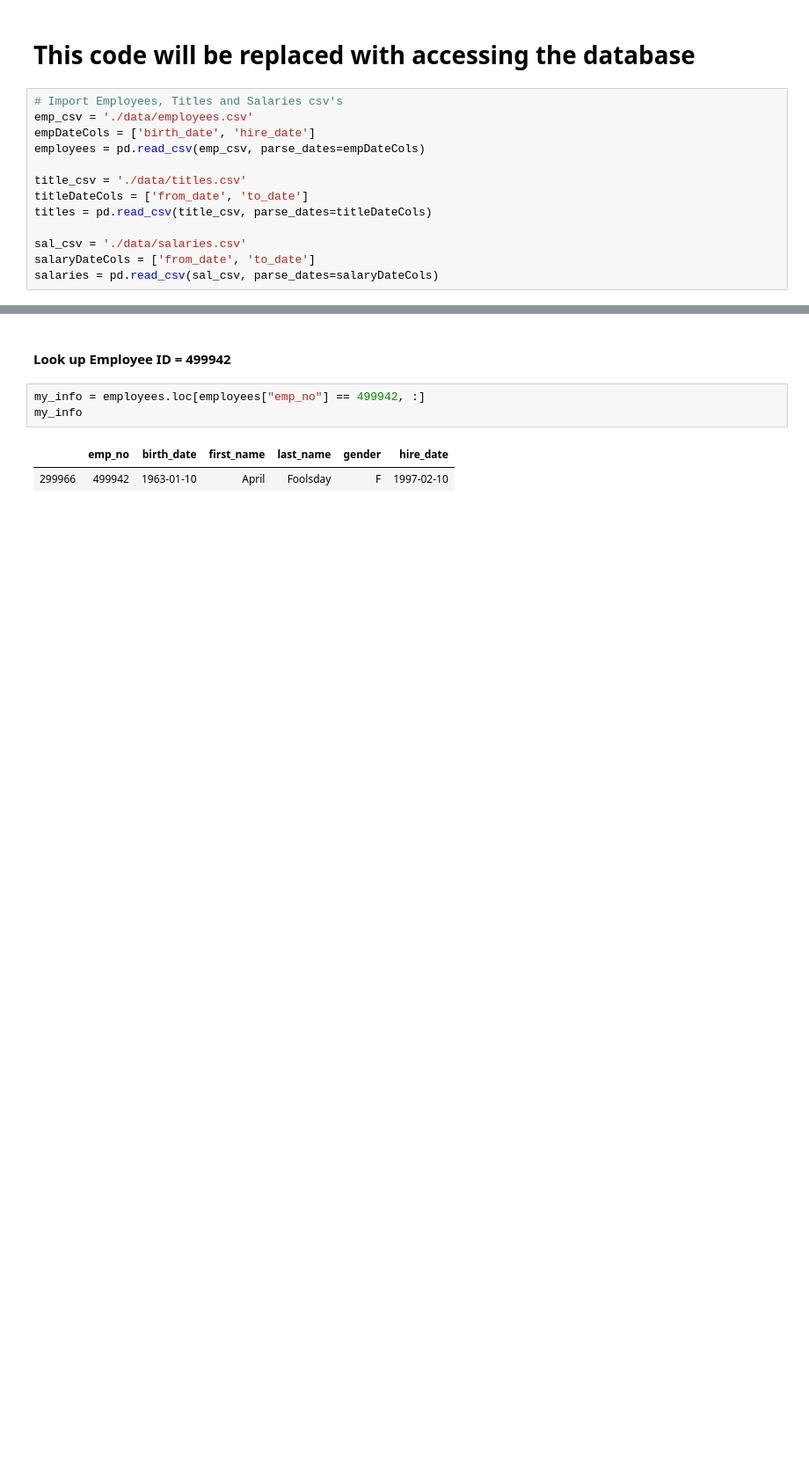
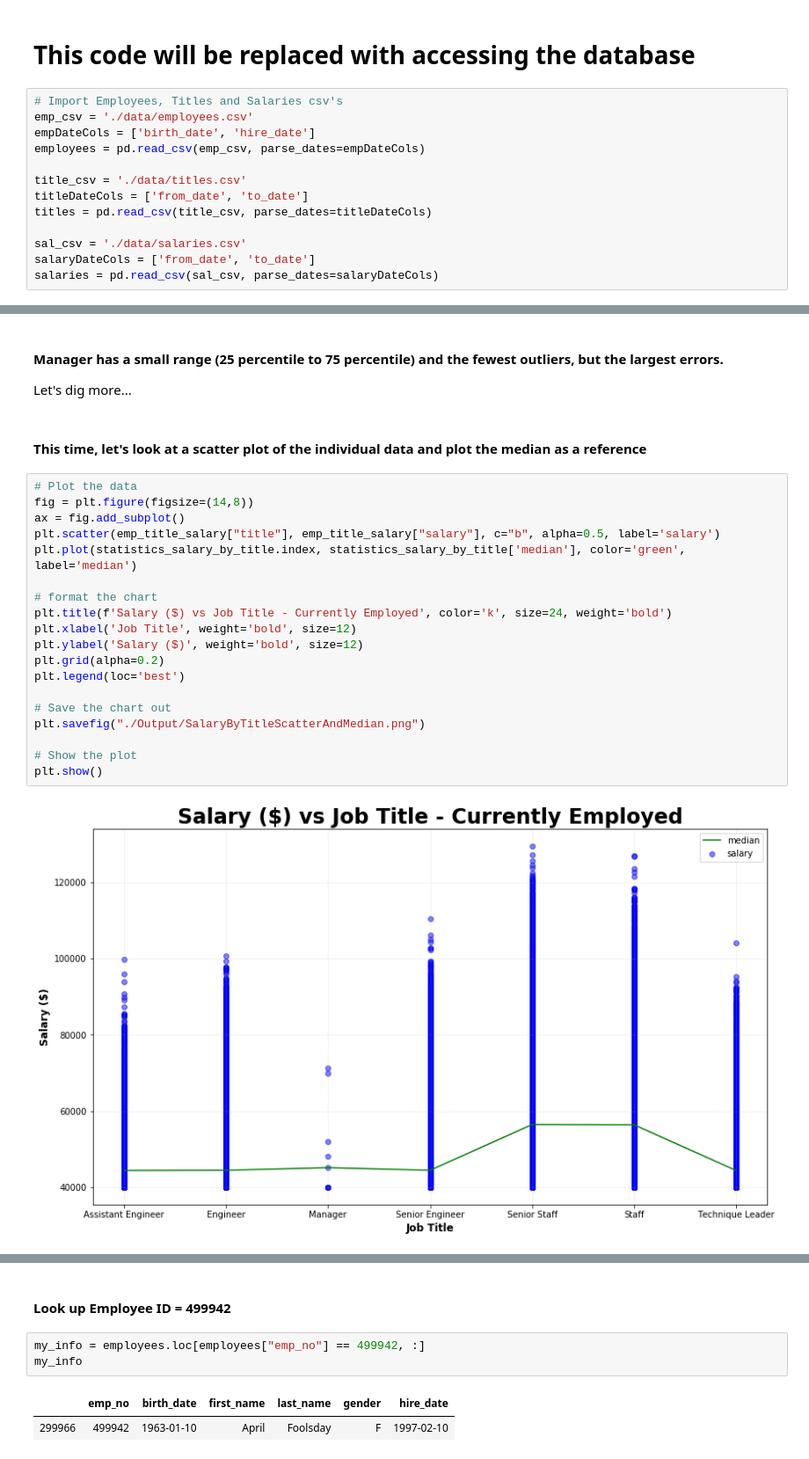
Before and after one commit to KatRootes/sql-challenge, a Jupyter notebook: EmployeeSQL/Bonus.ipynb, the cells around one changed output, grey strips where cells are left out. Shown at 88% size. Saved outputs shown, nothing was run; the diff lists cells and outputs as text; blank space fills up the shorter version.

```diff
--- a/EmployeeSQL/Bonus.ipynb
+++ b/EmployeeSQL/Bonus.ipynb
@@ -431,0 +265,26 @@ count_salary_by_title
+# %% [markdown]
+#### Manager has a small range (25 percentile to 75 percentile) and the fewest outliers, but the largest errors.
+Let's dig more...
+# %% [markdown]
+#### This time, let's look at a scatter plot of the individual data and plot the median as a reference
+# %%
+# Plot the data
+fig = plt.figure(figsize=(14,8))
+ax = fig.add_subplot()
+plt.scatter(emp_title_salary["title"], emp_title_salary["salary"], c="b", alpha=0.5, label='salary')
+plt.plot(statistics_salary_by_title.index, statistics_salary_by_title['median'], color='green', label='median')
+
+# format the chart
+plt.title(f'Salary ($) vs Job Title - Currently Employed', color='k', size=24, weight='bold')
+plt.xlabel('Job Title', weight='bold', size=12)
+plt.ylabel('Salary ($)', weight='bold', size=12)
+plt.grid(alpha=0.2)
+plt.legend(loc='best')
+
+# Save the chart out
+plt.savefig("./Output/SalaryByTitleScatterAndMedian.png")
+
+# Show the plot
+plt.show()
+# %% [output]
+[figure, added]
```
Also changed, not shown: parts of 49 cells of this notebook, 3 other files.
